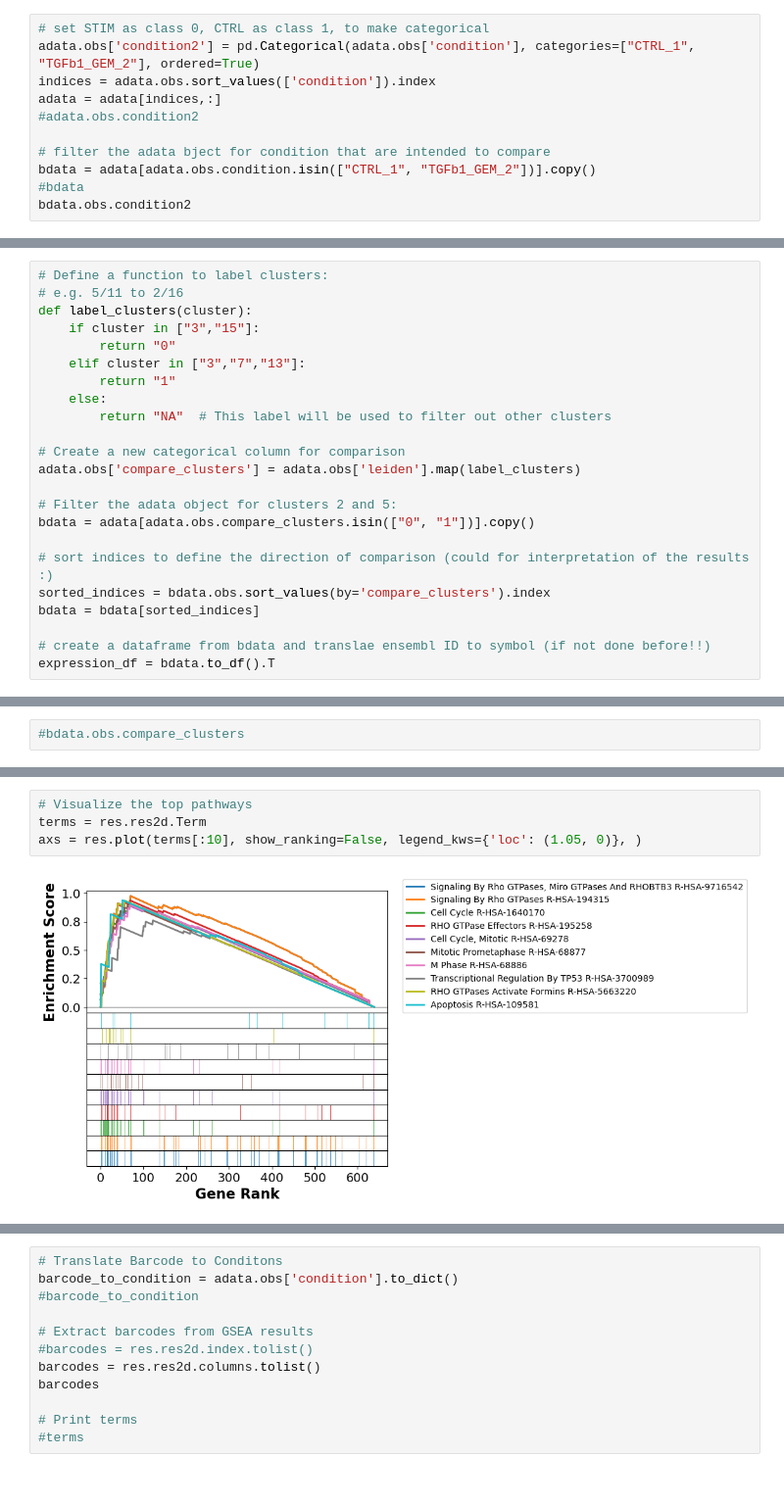
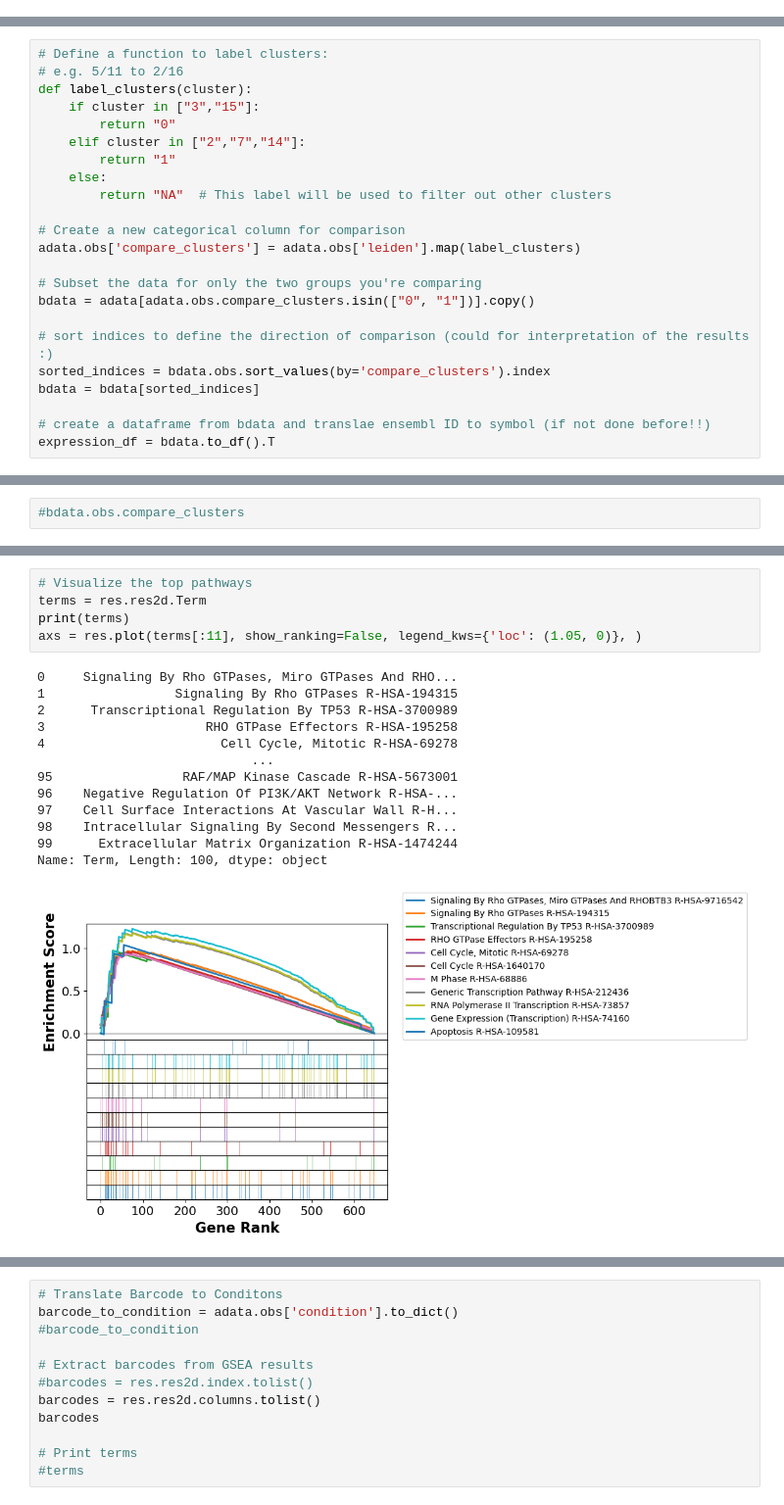
Before and after one commit to josef-streusalz/single-cell, a Jupyter notebook: 08.1_PseudoTime_GSEA.ipynb, the cells around one changed output, grey strips where cells are left out. Shown at 98% size. Cells and saved outputs as stored; diff of their text form.

```diff
--- a/08.1_PseudoTime_GSEA.ipynb
+++ b/08.1_PseudoTime_GSEA.ipynb
@@ -82,11 +81,0 @@ for line in response.iter_lines():
-# %%
-# set STIM as class 0, CTRL as class 1, to make categorical
-adata.obs['condition2'] = pd.Categorical(adata.obs['condition'], categories=["CTRL_1", "TGFb1_GEM_2"], ordered=True)
-indices = adata.obs.sort_values(['condition']).index
-adata = adata[indices,:]
-#adata.obs.condition2
-
-# filter the adata bject for condition that are intended to compare
-bdata = adata[adata.obs.condition.isin(["CTRL_1", "TGFb1_GEM_2"])].copy()
-#bdata
-bdata.obs.condition2
@@ -236,7 +143,7 @@ barcodes
 def label_clusters(cluster):
     if cluster in ["3","15"]:
         return "0"
-    elif cluster in ["3","7","13"]:
+    elif cluster in ["2","7","14"]:
         return "1"
     else:
         return "NA"  # This label will be used to filter out other clusters
@@ -244,7 +151,7 @@ def label_clusters(cluster):
 # Create a new categorical column for comparison
 adata.obs['compare_clusters'] = adata.obs['leiden'].map(label_clusters)
 
-# Filter the adata object for clusters 2 and 5:
+# Subset the data for only the two groups you're comparing
 bdata = adata[adata.obs.compare_clusters.isin(["0", "1"])].copy()
 
 # sort indices to define the direction of comparison (could for interpretation of the results :)
@@ -363,6 +266,19 @@ print(res.res2d.head())
 # %%
 # Visualize the top pathways
 terms = res.res2d.Term
-axs = res.plot(terms[:10], show_ranking=False, legend_kws={'loc': (1.05, 0)}, )
+print(terms)
+axs = res.plot(terms[:11], show_ranking=False, legend_kws={'loc': (1.05, 0)}, )
 # %% [output]
+0     Signaling By Rho GTPases, Miro GTPases And RHO...
+1                 Signaling By Rho GTPases R-HSA-194315
+2      Transcriptional Regulation By TP53 R-HSA-3700989
+3                     RHO GTPase Effectors R-HSA-195258
+4                       Cell Cycle, Mitotic R-HSA-69278
+                            ...
+95                 RAF/MAP Kinase Cascade R-HSA-5673001
+96    Negative Regulation Of PI3K/AKT Network R-HSA-...
+97    Cell Surface Interactions At Vascular Wall R-H...
+98    Intracellular Signaling By Second Messengers R...
+99      Extracellular Matrix Organization R-HSA-1474244
+Name: Term, Length: 100, dtype: object
-[figure, old version]
+[figure, new version]
```
Also changed, not shown: parts of 38 cells of this notebook.
